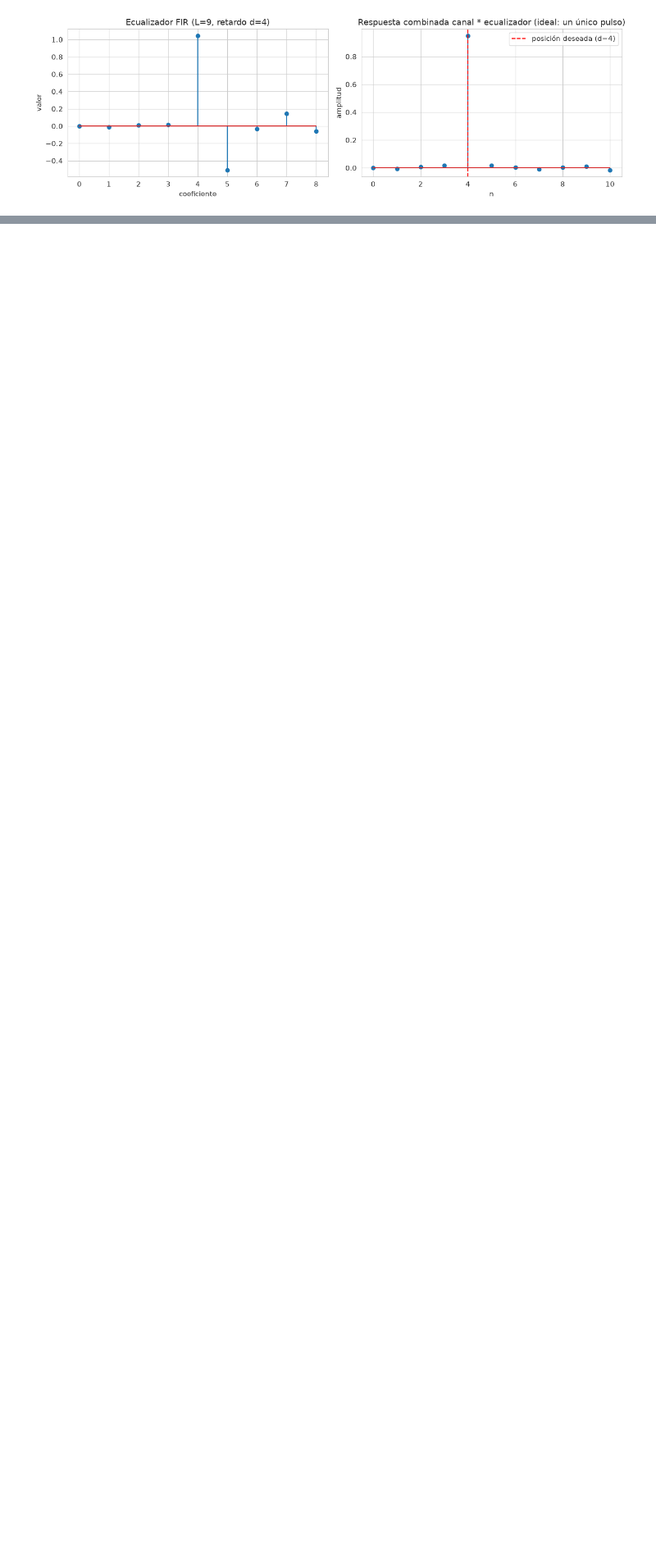
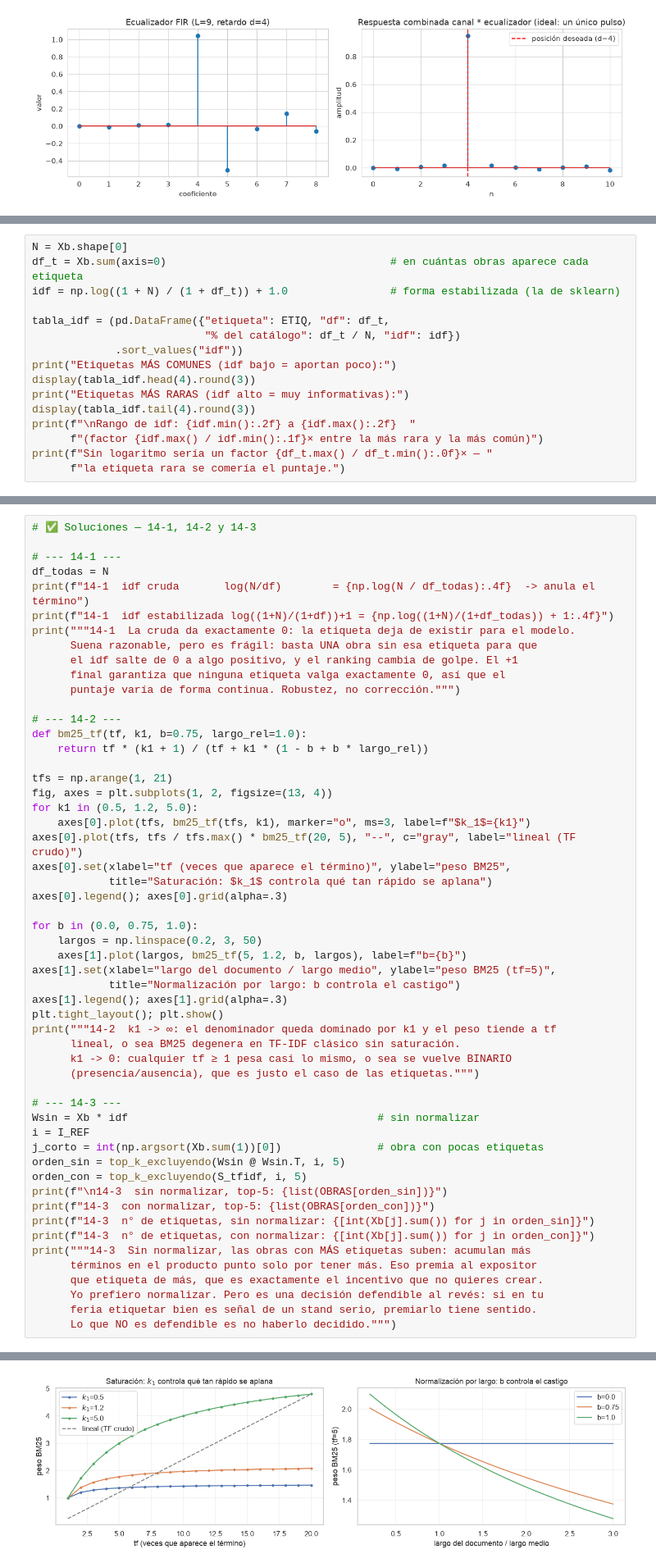
Before and after one commit to AH0106/DataAnalisis, a Jupyter notebook: notebooks/NB-03_numpy_algebra_lineal.ipynb, the cells around one changed output, grey strips where cells are left out. Shown at 82% size. Cells and saved outputs as stored; diff of their text form; blank space fills up the shorter version.

```diff
--- a/notebooks/NB-03_numpy_algebra_lineal.ipynb
+++ b/notebooks/NB-03_numpy_algebra_lineal.ipynb
@@ -1867,0 +2387,16 @@ plt.tight_layout(); plt.show()
+# %%
+N = Xb.shape[0]
+df_t = Xb.sum(axis=0)                                   # en cuántas obras aparece cada etiqueta
+idf = np.log((1 + N) / (1 + df_t)) + 1.0                # forma estabilizada (la de sklearn)
+
+tabla_idf = (pd.DataFrame({"etiqueta": ETIQ, "df": df_t,
+                           "% del catálogo": df_t / N, "idf": idf})
+             .sort_values("idf"))
+print("Etiquetas MÁS COMUNES (idf bajo = aportan poco):")
+display(tabla_idf.head(4).round(3))
+print("Etiquetas MÁS RARAS (idf alto = muy informativas):")
+display(tabla_idf.tail(4).round(3))
+print(f"\nRango de idf: {idf.min():.2f} a {idf.max():.2f}  "
+      f"(factor {idf.max() / idf.min():.1f}× entre la más rara y la más común)")
+print(f"Sin logaritmo sería un factor {df_t.max() / df_t.min():.0f}× — "
+      f"la etiqueta rara se comería el puntaje.")
@@ -1867,0 +2555,55 @@ plt.tight_layout(); plt.show()
+# %%
+# ✅ Soluciones — 14-1, 14-2 y 14-3
+
+# --- 14-1 ---
+df_todas = N
+print(f"14-1  idf cruda       log(N/df)        = {np.log(N / df_todas):.4f}  -> anula el término")
+print(f"14-1  idf estabilizada log((1+N)/(1+df))+1 = {np.log((1+N)/(1+df_todas)) + 1:.4f}")
+print("""14-1  La cruda da exactamente 0: la etiqueta deja de existir para el modelo.
+      Suena razonable, pero es frágil: basta UNA obra sin esa etiqueta para que
+      el idf salte de 0 a algo positivo, y el ranking cambia de golpe. El +1
+      final garantiza que ninguna etiqueta valga exactamente 0, así que el
+      puntaje varía de forma continua. Robustez, no corrección.""")
+
+# --- 14-2 ---
+def bm25_tf(tf, k1, b=0.75, largo_rel=1.0):
+    return tf * (k1 + 1) / (tf + k1 * (1 - b + b * largo_rel))
+
+tfs = np.arange(1, 21)
+fig, axes = plt.subplots(1, 2, figsize=(13, 4))
+for k1 in (0.5, 1.2, 5.0):
+    axes[0].plot(tfs, bm25_tf(tfs, k1), marker="o", ms=3, label=f"$k_1$={k1}")
+axes[0].plot(tfs, tfs / tfs.max() * bm25_tf(20, 5), "--", c="gray", label="lineal (TF crudo)")
+axes[0].set(xlabel="tf (veces que aparece el término)", ylabel="peso BM25",
+            title="Saturación: $k_1$ controla qué tan rápido se aplana")
+axes[0].legend(); axes[0].grid(alpha=.3)
+
+for b in (0.0, 0.75, 1.0):
+    largos = np.linspace(0.2, 3, 50)
+    axes[1].plot(largos, bm25_tf(5, 1.2, b, largos), label=f"b={b}")
+axes[1].set(xlabel="largo del documento / largo medio", ylabel="peso BM25 (tf=5)",
+            title="Normalización por largo: b controla el castigo")
+axes[1].legend(); axes[1].grid(alpha=.3)
+plt.tight_layout(); plt.show()
+print("""14-2  k1 -> ∞: el denominador queda dominado por k1 y el peso tiende a tf
+      lineal, o sea BM25 degenera en TF-IDF clásico sin saturación.
+      k1 -> 0: cualquier tf ≥ 1 pesa casi lo mismo, o sea se vuelve BINARIO
+      (presencia/ausencia), que es justo el caso de las etiquetas.""")
+
+# --- 14-3 ---
+Wsin = Xb * idf                                       # sin normalizar
+i = I_REF
+j_corto = int(np.argsort(Xb.sum(1))[0])               # obra con pocas etiquetas
+orden_sin = top_k_excluyendo(Wsin @ Wsin.T, i, 5)
+orden_con = top_k_excluyendo(S_tfidf, i, 5)
+print(f"\n14-3  sin normalizar, top-5: {list(OBRAS[orden_sin])}")
+print(f"14-3  con normalizar, top-5: {list(OBRAS[orden_con])}")
+print(f"14-3  n° de etiquetas, sin normalizar: {[int(Xb[j].sum()) for j in orden_sin]}")
+print(f"14-3  n° de etiquetas, con normalizar: {[int(Xb[j].sum()) for j in orden_con]}")
+print("""14-3  Sin normalizar, las obras con MÁS etiquetas suben: acumulan más
+      términos en el producto punto solo por tener más. Eso premia al expositor
+      que etiqueta de más, que es exactamente el incentivo que no quieres crear.
+      Yo prefiero normalizar. Pero es una decisión defendible al revés: si en tu
+      feria etiquetar bien es señal de un stand serio, premiarlo tiene sentido.
+      Lo que NO es defendible es no haberlo decidido.""")
+# %% [output]
@@ -1867,0 +2617 @@ plt.tight_layout(); plt.show()
+[figure, added]
```
Also changed, not shown: parts of 41 cells of this notebook, 3 other files.
